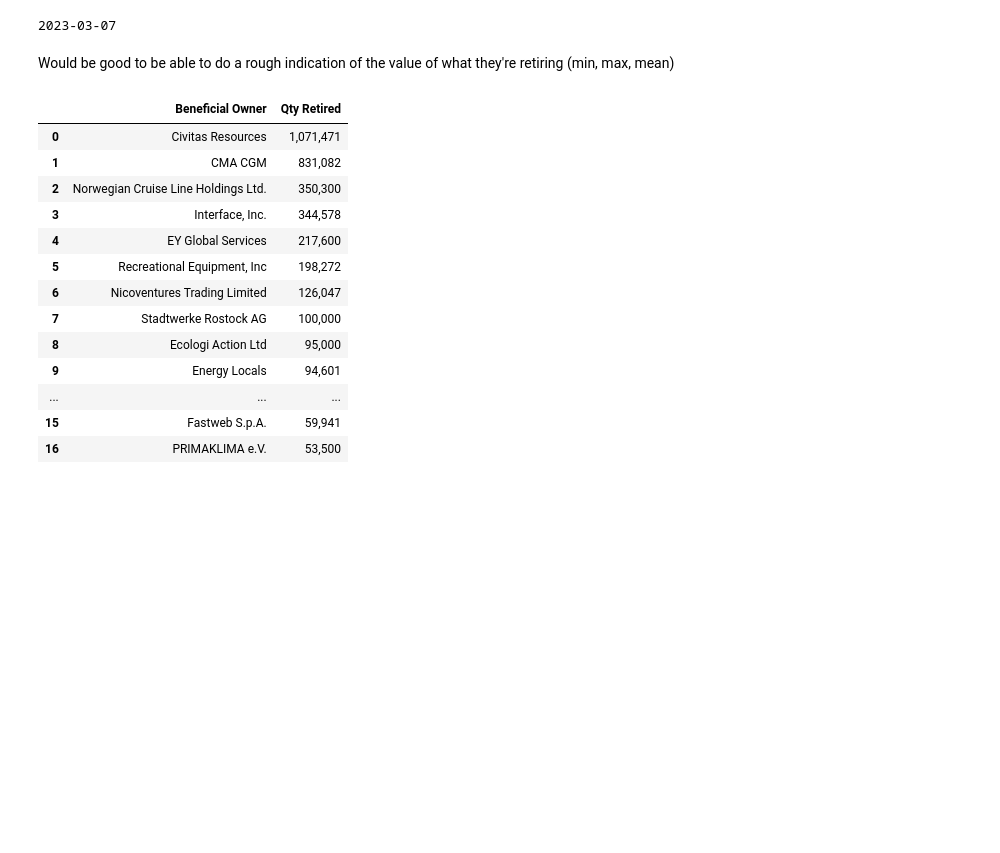
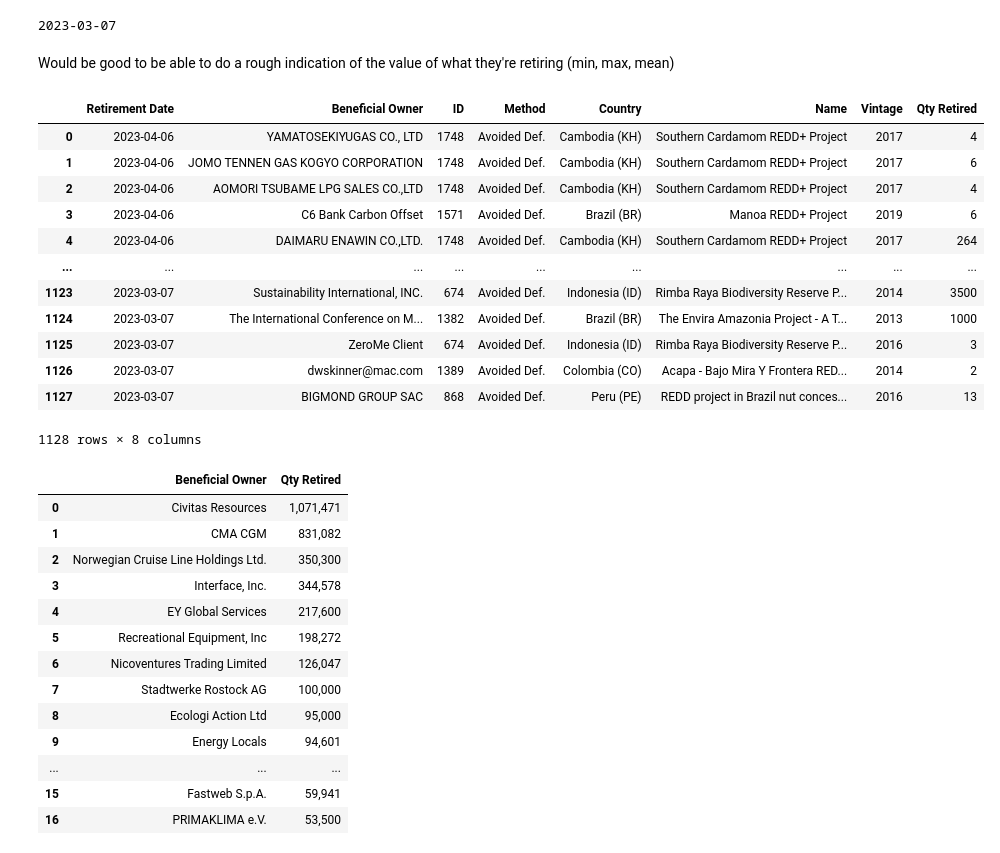
Before and after one commit to SamCurtis111/Voila_Testing, a Jupyter notebook: Carbon Report.ipynb, the cells around one changed output. Cells and saved outputs as stored; diff of their text form; code cells hidden in the pictures; blank space fills up the shorter version.

Commit message:
partition retirement cell for debugging

```diff
--- a/Carbon Report.ipynb
+++ b/Carbon Report.ipynb
@@ -282,6 +282,31 @@ retirement_cutoff = datetime.today().date() - timedelta(days=30)
 print(retirement_cutoff) ## debugging
 # %% [output]
 2023-03-07
-# %% [markdown]
- Would be good to be able to do a rough indication of the value of what they're retiring (min, max, mean)
+# %% [markdown]
+ Would be good to be able to do a rough indication of the value of what they're retiring (min, max, mean)
+# %%
+df_retirement = data.df_retirement
+df_retirement['Date of Retirement'] = [pd.to_datetime(i).date() for i in df_retirement['Date of Retirement']]
+df_retirement = df_retirement[(df_retirement['Date of Retirement']>=retirement_cutoff)]
+#df_retirement = df_retirement[(df_retirement['Date of Retirement']>=retirement_cutoff) & (df_retirement['Quantity of Units']>=5000)]
+df_retirement = df_retirement.groupby(by=['Date of Retirement','Beneficial Owner','Project ID','Method','Project Country/Area','Project Name','Vintage']).sum()['Quantity of Units']
+df_retirement = df_retirement.reset_index()
+df_retirement = df_retirement.sort_values(by=['Date of Retirement'], ascending=False).reset_index(drop=True)
+df_retirement.columns = ['Retirement Date','Beneficial Owner','ID','Method','Country','Name','Vintage','Qty Retired']
+
+df_retirement
+# %% [output]
+|  | Retirement Date | Beneficial Owner | ID | Method | Country | Name | Vintage | Qty Retired |
+| 0 | 2023-04-06 | YAMATOSEKIYUGAS CO., LTD | 1748 | Avoided Def. | Cambodia (KH) | Southern Cardamom REDD+ Project | 2017 | 4 |
+| 1 | 2023-04-06 | JOMO TENNEN GAS KOGYO CORPORATION | 1748 | Avoided Def. | Cambodia (KH) | Southern Cardamom REDD+ Project | 2017 | 6 |
+| 2 | 2023-04-06 | AOMORI TSUBAME LPG SALES CO.,LTD | 1748 | Avoided Def. | Cambodia (KH) | Southern Cardamom REDD+ Project | 2017 | 4 |
+| 3 | 2023-04-06 | C6 Bank Carbon Offset | 1571 | Avoided Def. | Brazil (BR) | Manoa REDD+ Project | 2019 | 6 |
+| 4 | 2023-04-06 | DAIMARU ENAWIN CO.,LTD. | 1748 | Avoided Def. | Cambodia (KH) | Southern Cardamom REDD+ Project | 2017 | 264 |
+| ... | ... | ... | ... | ... | ... | ... | ... | ... |
+| 1123 | 2023-03-07 | Sustainability International, INC. | 674 | Avoided Def. | Indonesia (ID) | Rimba Raya Biodiversity Reserve P... | 2014 | 3500 |
+| 1124 | 2023-03-07 | The International Conference on M... | 1382 | Avoided Def. | Brazil (BR) | The Envira Amazonia Project - A T... | 2013 | 1000 |
+| 1125 | 2023-03-07 | ZeroMe Client | 674 | Avoided Def. | Indonesia (ID) | Rimba Raya Biodiversity Reserve P... | 2016 | 3 |
+| 1126 | 2023-03-07 | dwskinner@mac.com | 1389 | Avoided Def. | Colombia (CO) | Acapa -­ Bajo Mira Y Frontera RED... | 2014 | 2 |
+| 1127 | 2023-03-07 | BIGMOND GROUP SAC | 868 | Avoided Def. | Peru (PE) | REDD project in Brazil nut conces... | 2016 | 13 |
+1128 rows × 8 columns
 # %%
```
Also changed, not shown: parts of 20 cells of this notebook.
